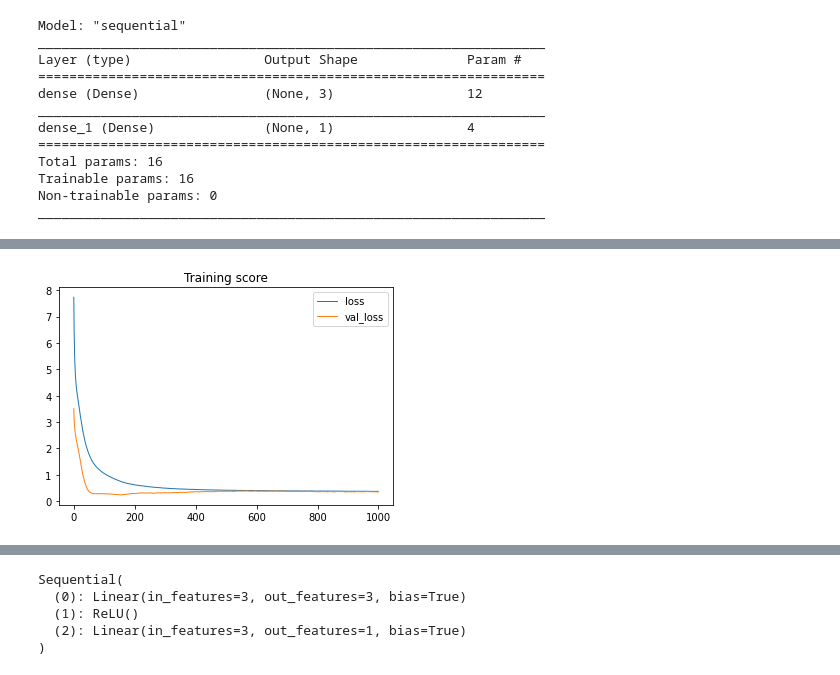
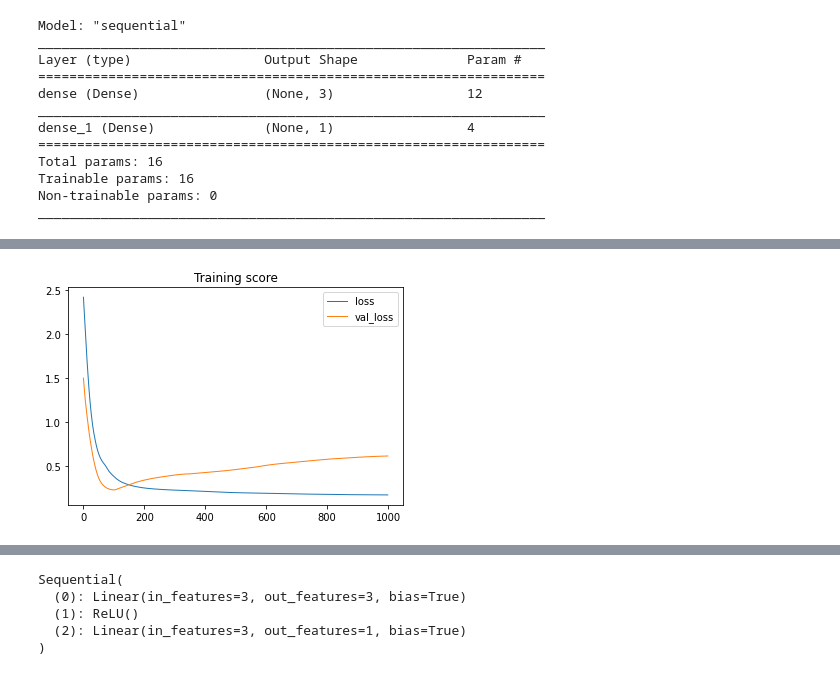
Before and after one commit to mysterious-ben/ds-examples, a Jupyter notebook: dl/dl_hello_world.ipynb, the cells around one changed output, grey strips where cells are left out. Cells and saved outputs as stored; diff of their text form; code cells hidden in the pictures.

```diff
--- a/dl/dl_hello_world.ipynb
+++ b/dl/dl_hello_world.ipynb
@@ -91,6 +105,7 @@ _________________________________________________________________
 train_history = model.fit(
     X_train,
     y_train,
+    batch_size=n,
     epochs=1000,
     validation_split=0.2,
     verbose=0,
@@ -102,4 +117,4 @@ Wall time: 17.7 s
-[figure, old version]
+[figure, new version]
 # %%
 print(f'Train {np.sqrt(mean_squared_error(y_train, model.predict(X_train))):.3f}')
 print(f'Test  {np.sqrt(mean_squared_error(y_test, model.predict(X_test))):.3f}')
```
Also changed, not shown: parts of 29 cells of this notebook.
